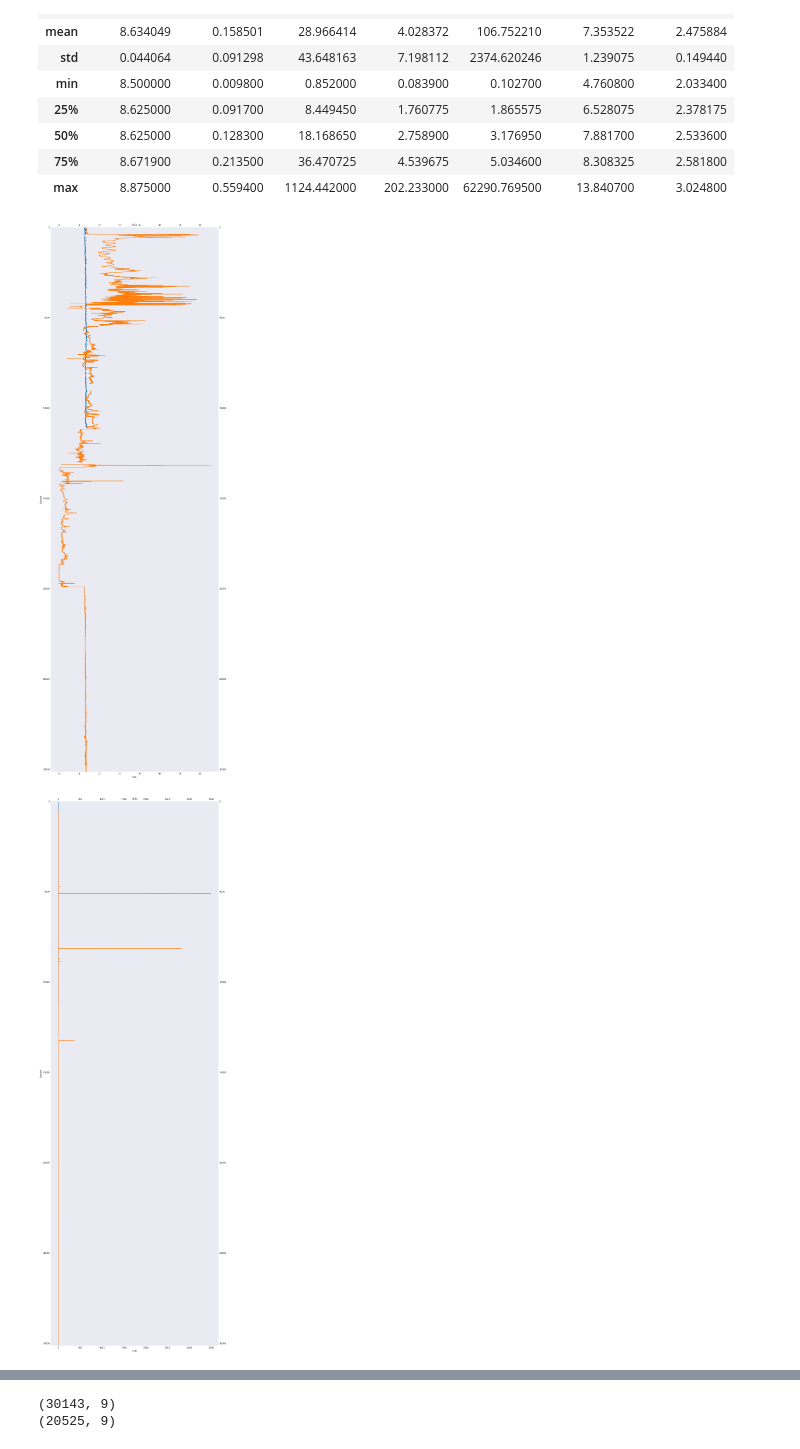
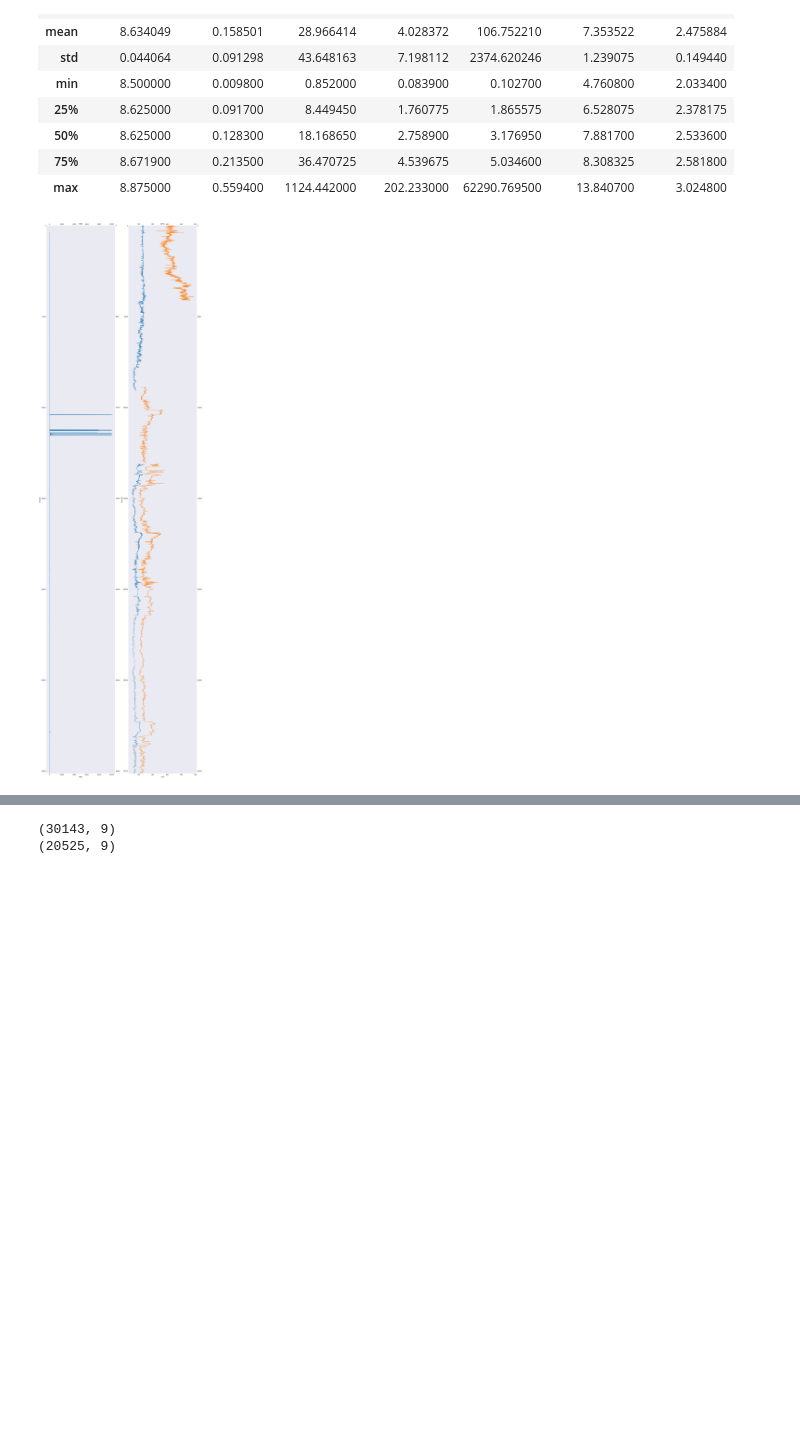
Before and after one commit to leifoo/Machine-Learning-Competition-2020, a Jupyter notebook: anomaly.ipynb, the cells around one changed output, grey strips where cells are left out. Drawn from its saved outputs; the diff is of its cells as text; code cells hidden in the pictures; blank space fills up the shorter version.

```diff
--- a/anomaly.ipynb
+++ b/anomaly.ipynb
@@ -174,8 +174,8 @@ df1.describe()
 | max | 21.064200 | 3490.158200 | 1470.253400 | 10000.000000 | 60467.761700 | 28.106400 | 3.259700 | 155.980300 | 487.438400 |
 # %%
 # Plot well logs
-def log_plot(z, log, x_label='', y_label='Sample', title=''):
-    plt.plot(log, z)
+def log_plot(z, log, x_label='', y_label='Sample', title='', lineWidth=1):
+    plt.plot(log, z, linewidth=lineWidth)
     plt.ylim(z.max(), z.min())
     plt.xlabel(x_label)
     plt.ylabel(y_label)
@@ -204,20 +204,29 @@ df2.describe()
 # %%
 # Insert index as depth column
 # df1.insert(0, 'DEP', df1.index)
 
 logs = df1.columns.tolist()
 
 matplotlib.rcParams['figure.figsize'] = (16.0, 9.0)
 
-for i, item in enumerate(logs[:-2]):
-    plt.figure(figsize=(12.0, 40.0))
-    log_plot(df2.index, df2[item])
-    log_plot(df1.index, df1[item], item, title=item)
-    # plt.figure()
-    # plt.plot(df1[item], df1.index)
-    # plt.ylim(df1.index.max(), df1.index.min())
-    # plt.scatter(df1.index, df1[item], s=2)
-    # plt.title( item + ', # of nan = ' + str(df1[item].isna().sum()) )
+i = 3
+item = logs[i]
+
+plt.subplots(nrows=2, ncols=2, figsize=(16,60))
+plt.subplot(1, 2, 1)
+log_plot(df1.index, df1[item], item, title=item)
+plt.subplot(1, 2, 2)
+log_plot(df1.index, df1['DTC'], 'DTC', title='DTC')
+log_plot(df1.index, df1['DTS'], 'DTS', title='DTS')
+
+# for i, item in enumerate(logs[:-2]):
+#     plt.figure(figsize=(12.0, 40.0))
+#     log_plot(df2.index, df2[item])
+#     log_plot(df1.index, df1[item], item, title=item)
+#     # plt.figure()
+#     # plt.plot(df1[item], df1.index)
+#     # plt.ylim(df1.index.max(), df1.index.min())
+#     # plt.scatter(df1.index, df1[item], s=2)
+#     # plt.title( item + ', # of nan = ' + str(df1[item].isna().sum()) )
 # %% [output]
-[figure, old version]
+[figure, new version]
-[figure, removed]
```
Also changed, not shown: parts of 14 cells of this notebook, 1 other file.
